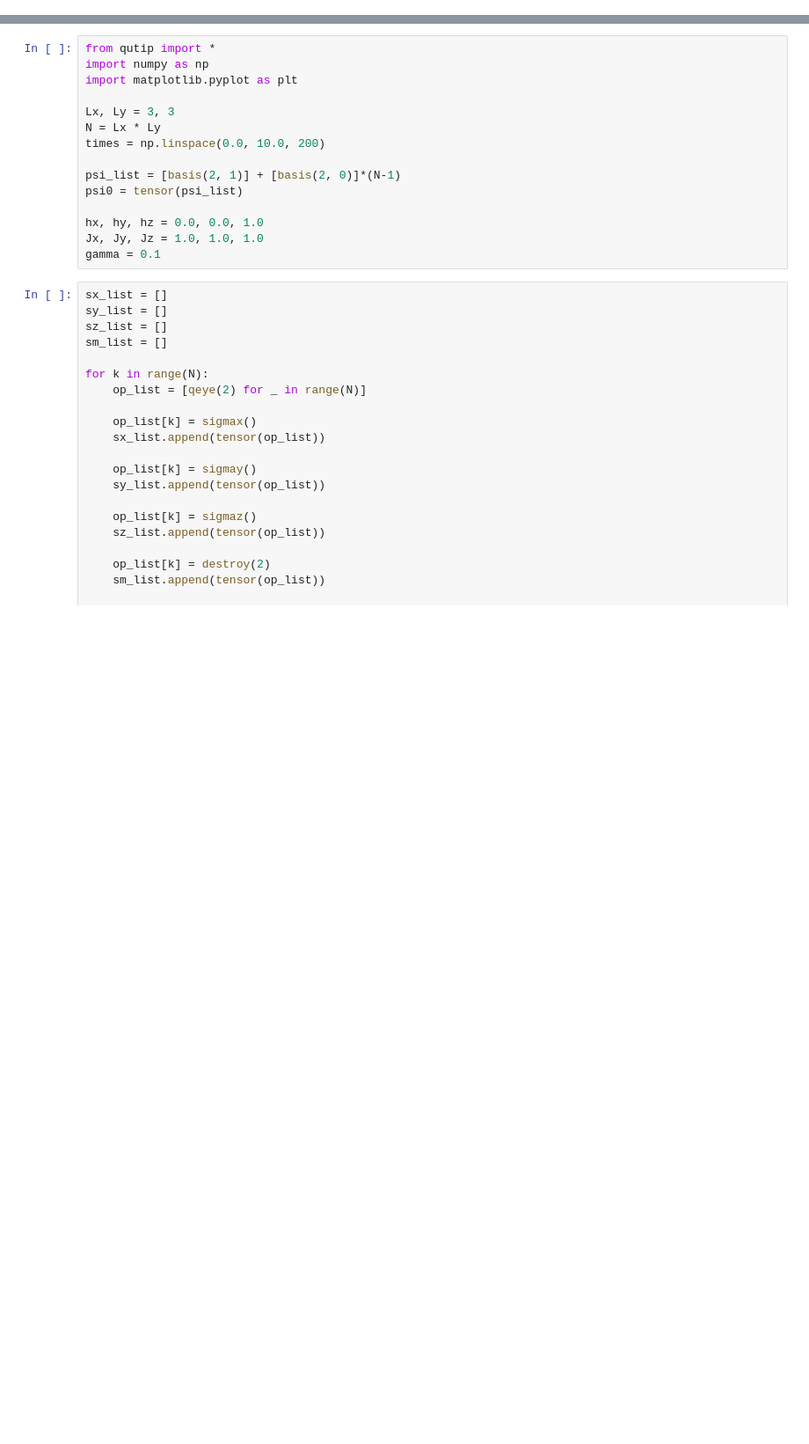
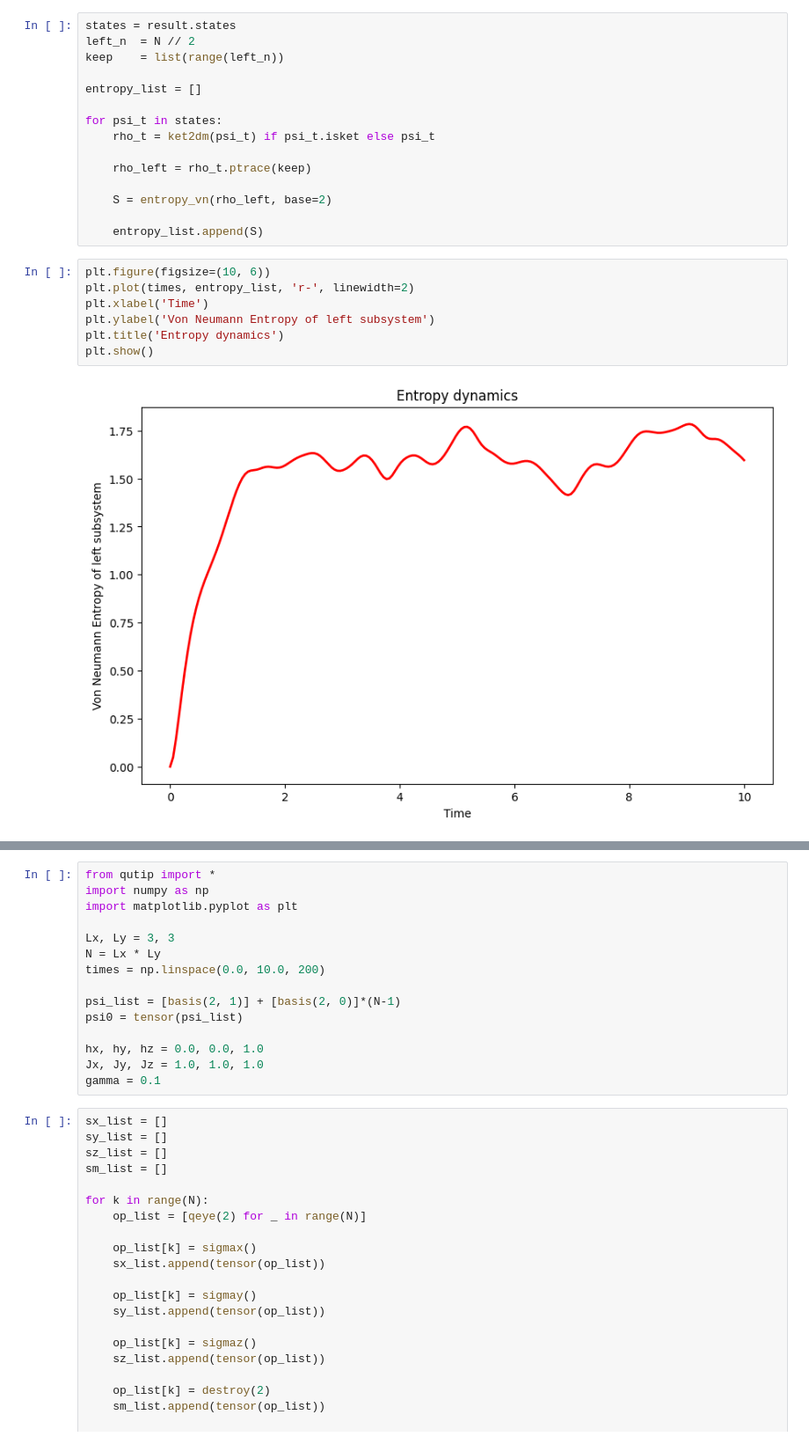
Before and after one commit to YauheniTalochkaN/Spin_Lindblad_QuTiP, a Jupyter notebook: Lindblad.ipynb, the cells around one changed output, grey strips where cells are left out. Shown at 88% size. Saved outputs shown, nothing was run; the diff lists cells and outputs as text; blank space fills up the shorter version.

Commit message:
Von Neumann Entropy

```diff
--- a/Lindblad.ipynb
+++ b/Lindblad.ipynb
@@ -67,6 +65,30 @@ for i in tqdm(range(N), unit="i"):
         corr_zz[:,i,j] = corr
 
 D = 0.5 * (1 - N**(-1) * np.trace(corr_zz, axis1=1, axis2=2)).real
+# %%
+states = result.states
+left_n  = N // 2
+keep    = list(range(left_n))
+
+entropy_list = []
+
+for psi_t in states:
+    rho_t = ket2dm(psi_t) if psi_t.isket else psi_t
+
+    rho_left = rho_t.ptrace(keep)
+
+    S = entropy_vn(rho_left, base=2)
+
+    entropy_list.append(S)
+# %%
+plt.figure(figsize=(10, 6))
+plt.plot(times, entropy_list, 'r-', linewidth=2)
+plt.xlabel('Time')
+plt.ylabel('Von Neumann Entropy of left subsystem')
+plt.title('Entropy dynamics')
+plt.show()
+# %% [output]
+[figure, added]
 # %%
 plt.figure(figsize=(8, 5))
 for n in range(N):
```
Also changed, not shown: parts of 4 cells of this notebook.
